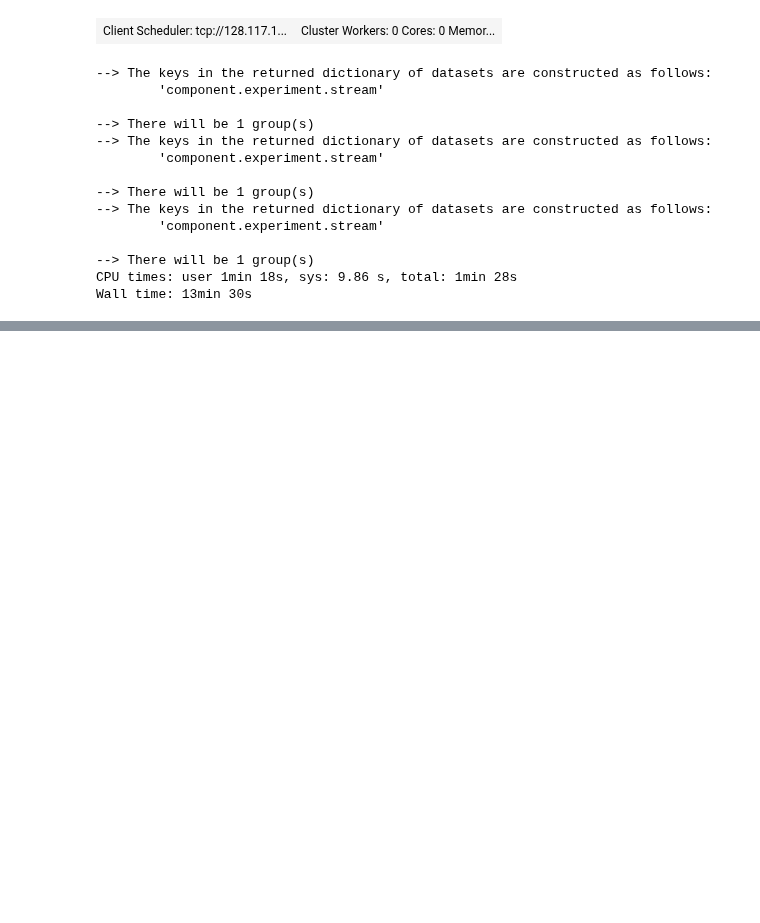
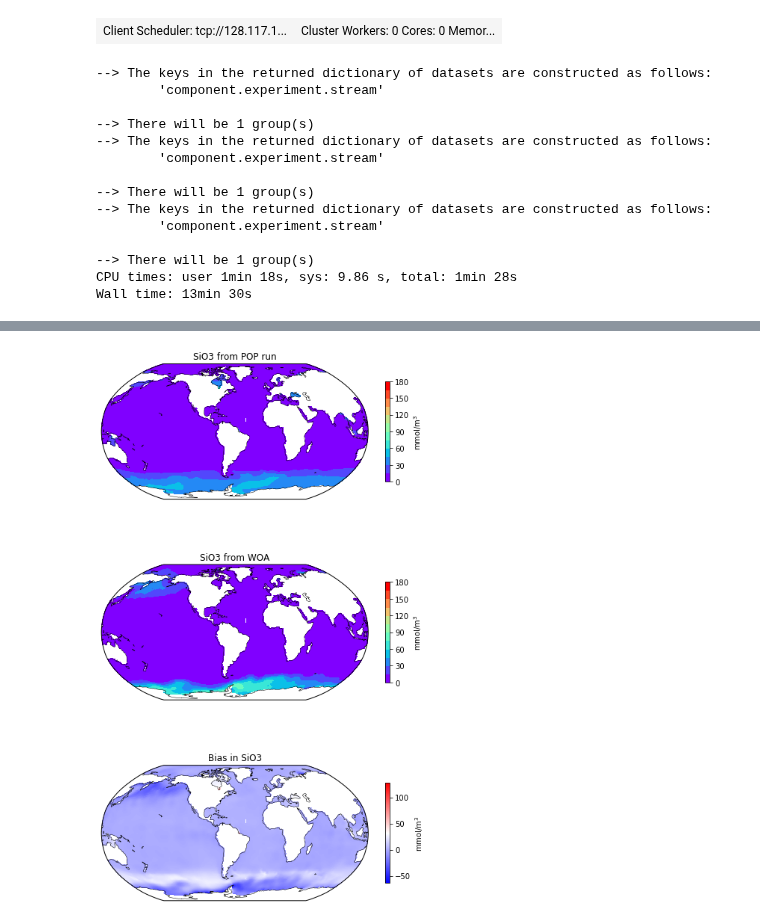
Before and after one commit to marbl-ecosys/cesm2-marbl, a Jupyter notebook: notebooks/nutrient plots.ipynb, the cells around one changed output, grey strips where cells are left out. Saved outputs shown, nothing was run; the diff lists cells and outputs as text; code cells hidden in the pictures; blank space fills up the shorter version.

```diff
--- a/notebooks/nutrient plots.ipynb
+++ b/notebooks/nutrient plots.ipynb
@@ -126,0 +190,4 @@ DimensionalityError: Cannot convert from 'millimole / meter ** 3' ([substance] /
+# %%
+plot_surface_vals('SiO3', ds, da, obs)
+# %% [output]
+[figure, added]
```
Also changed, not shown: parts of 7 cells of this notebook.
